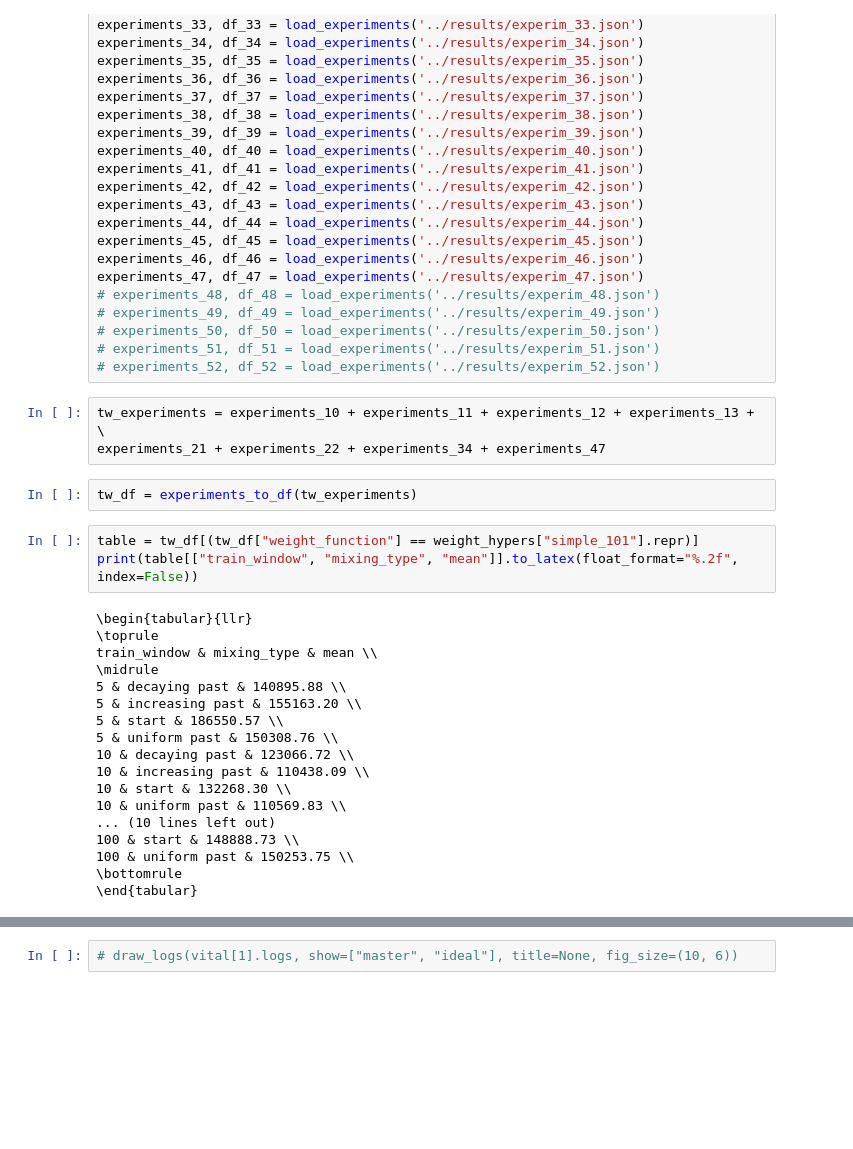
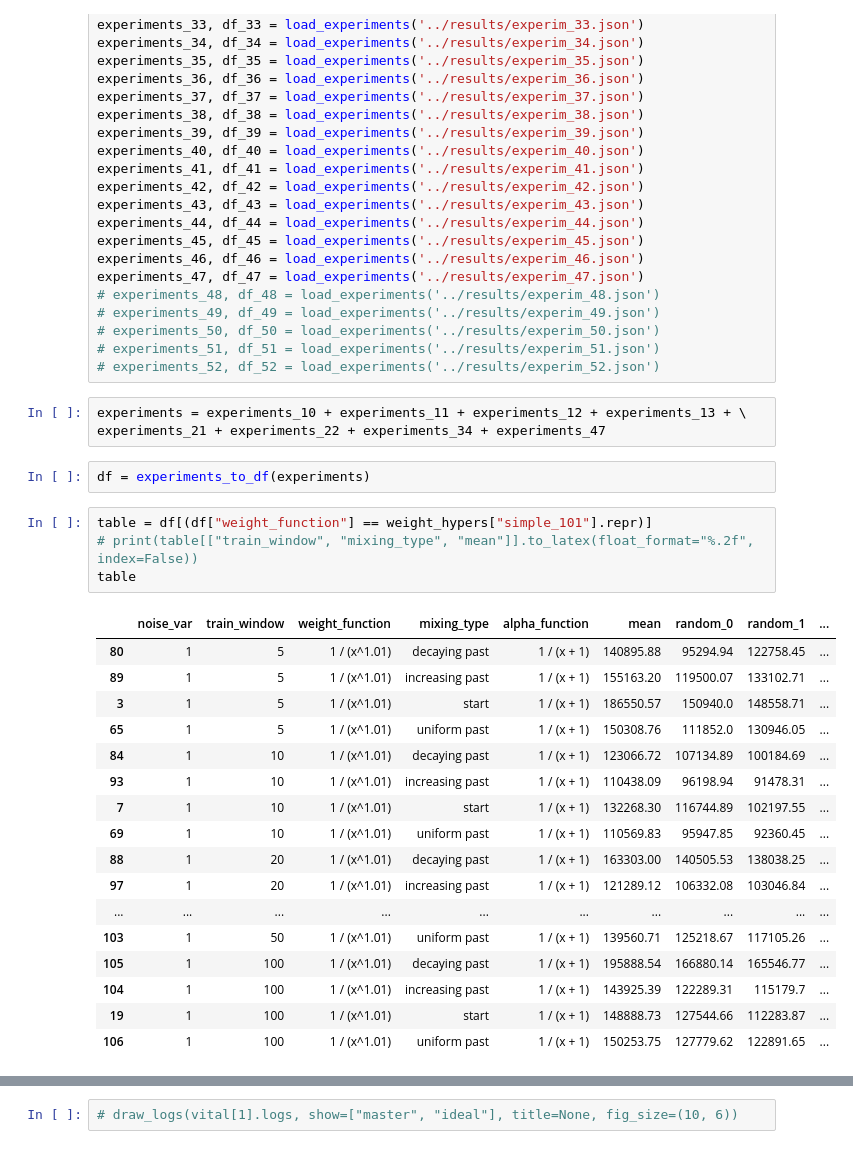
Before and after one commit to intsystems/2024-Project-125, a Jupyter notebook: code/notebooks/tw.ipynb, the cells around one changed output, grey strips where cells are left out. Saved outputs shown, nothing was run; the diff lists cells and outputs as text; blank space fills up the shorter version.

```diff
--- a/code/notebooks/tw.ipynb
+++ b/code/notebooks/tw.ipynb
@@ -69,28 +69,29 @@ experiments_47, df_47 = load_experiments('../results/experim_47.json')
 # experiments_51, df_51 = load_experiments('../results/experim_51.json')
 # experiments_52, df_52 = load_experiments('../results/experim_52.json')
 # %%
-tw_experiments = experiments_10 + experiments_11 + experiments_12 + experiments_13 + \
+experiments = experiments_10 + experiments_11 + experiments_12 + experiments_13 + \
 experiments_21 + experiments_22 + experiments_34 + experiments_47
 # %%
-tw_df = experiments_to_df(tw_experiments)
+df = experiments_to_df(experiments)
 # %%
-table = tw_df[(tw_df["weight_function"] == weight_hypers["simple_101"].repr)]
-print(table[["train_window", "mixing_type", "mean"]].to_latex(float_format="%.2f", index=False))
+table = df[(df["weight_function"] == weight_hypers["simple_101"].repr)]
+# print(table[["train_window", "mixing_type", "mean"]].to_latex(float_format="%.2f", index=False))
+table
 # %% [output]
-\begin{tabular}{llr}
-\toprule
-train_window & mixing_type & mean \\
-\midrule
-5 & decaying past & 140895.88 \\
-5 & increasing past & 155163.20 \\
-5 & start & 186550.57 \\
-5 & uniform past & 150308.76 \\
-10 & decaying past & 123066.72 \\
-10 & increasing past & 110438.09 \\
-10 & start & 132268.30 \\
-10 & uniform past & 110569.83 \\
-... (10 lines left out)
-100 & start & 148888.73 \\
-100 & uniform past & 150253.75 \\
-\bottomrule
-\end{tabular}
+|  | noise_var | train_window | weight_function | mixing_type | alpha_function | mean | random_0 | random_1 | ... |
+| 80 | 1 | 5 | 1 / (x^1.01) | decaying past | 1 / (x + 1) | 140895.88 | 95294.94 | 122758.45 | ... |
+| 89 | 1 | 5 | 1 / (x^1.01) | increasing past | 1 / (x + 1) | 155163.20 | 119500.07 | 133102.71 | ... |
+| 3 | 1 | 5 | 1 / (x^1.01) | start | 1 / (x + 1) | 186550.57 | 150940.0 | 148558.71 | ... |
+| 65 | 1 | 5 | 1 / (x^1.01) | uniform past | 1 / (x + 1) | 150308.76 | 111852.0 | 130946.05 | ... |
+| 84 | 1 | 10 | 1 / (x^1.01) | decaying past | 1 / (x + 1) | 123066.72 | 107134.89 | 100184.69 | ... |
+| 93 | 1 | 10 | 1 / (x^1.01) | increasing past | 1 / (x + 1) | 110438.09 | 96198.94 | 91478.31 | ... |
+| 7 | 1 | 10 | 1 / (x^1.01) | start | 1 / (x + 1) | 132268.30 | 116744.89 | 102197.55 | ... |
+| 69 | 1 | 10 | 1 / (x^1.01) | uniform past | 1 / (x + 1) | 110569.83 | 95947.85 | 92360.45 | ... |
+| 88 | 1 | 20 | 1 / (x^1.01) | decaying past | 1 / (x + 1) | 163303.00 | 140505.53 | 138038.25 | ... |
+| 97 | 1 | 20 | 1 / (x^1.01) | increasing past | 1 / (x + 1) | 121289.12 | 106332.08 | 103046.84 | ... |
+| ... | ... | ... | ... | ... | ... | ... | ... | ... | ... |
+| 103 | 1 | 50 | 1 / (x^1.01) | uniform past | 1 / (x + 1) | 139560.71 | 125218.67 | 117105.26 | ... |
+| 105 | 1 | 100 | 1 / (x^1.01) | decaying past | 1 / (x + 1) | 195888.54 | 166880.14 | 165546.77 | ... |
+| 104 | 1 | 100 | 1 / (x^1.01) | increasing past | 1 / (x + 1) | 143925.39 | 122289.31 | 115179.7 | ... |
+| 19 | 1 | 100 | 1 / (x^1.01) | start | 1 / (x + 1) | 148888.73 | 127544.66 | 112283.87 | ... |
+| 106 | 1 | 100 | 1 / (x^1.01) | uniform past | 1 / (x + 1) | 150253.75 | 127779.62 | 122891.65 | ... |
```
Also changed, not shown: parts of 5 cells of this notebook, 23 other files.
